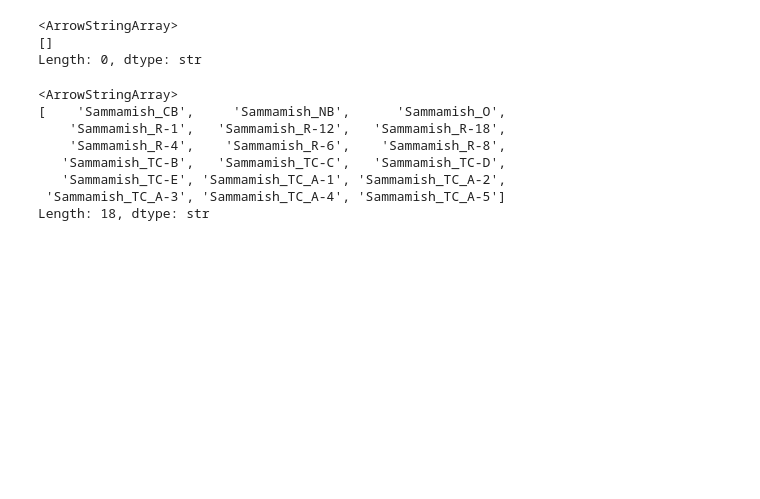
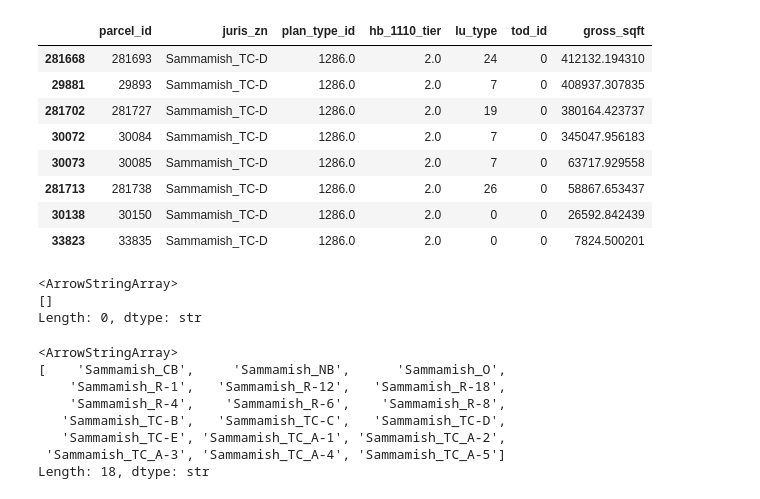
Before and after one commit to psrc/future_land_use, a Jupyter notebook: projects/summer_2026/scratch.ipynb, the cells around one changed output. Cells and saved outputs as stored; diff of their text form; code cells hidden in the pictures; blank space fills up the shorter version.

```diff
--- a/projects/summer_2026/scratch.ipynb
+++ b/projects/summer_2026/scratch.ipynb
@@ -12,6 +12,20 @@ p = Pipeline('configs')
 prcl = p.get_table('parcels_land_use_type')
 flu = p.get_table('flu_imputed_hb_1110_with_overlays').drop(columns=['juris_zn','hb_1110_tier'])
 prcl_xwalk = p.get_table('parcel_plan_type_xwalk_with_overlays_hb_1110')
+# %%
+prcl_df = prcl_xwalk.merge(prcl, on='parcel_id', how='left')
+# %%
+prcl_df.loc[prcl_df['juris_zn'] == 'Sammamish_TC-D'].sort_values(by='gross_sqft', ascending=False)
+# %% [output]
+|  | parcel_id | juris_zn | plan_type_id | hb_1110_tier | lu_type | tod_id | gross_sqft |
+| 281668 | 281693 | Sammamish_TC-D | 1286.0 | 2.0 | 24 | 0 | 412132.194310 |
+| 29881 | 29893 | Sammamish_TC-D | 1286.0 | 2.0 | 7 | 0 | 408937.307835 |
+| 281702 | 281727 | Sammamish_TC-D | 1286.0 | 2.0 | 19 | 0 | 380164.423737 |
+| 30072 | 30084 | Sammamish_TC-D | 1286.0 | 2.0 | 7 | 0 | 345047.956183 |
+| 30073 | 30085 | Sammamish_TC-D | 1286.0 | 2.0 | 7 | 0 | 63717.929558 |
+| 281713 | 281738 | Sammamish_TC-D | 1286.0 | 2.0 | 26 | 0 | 58867.653437 |
+| 30138 | 30150 | Sammamish_TC-D | 1286.0 | 2.0 | 0 | 0 | 26592.842439 |
+| 33823 | 33835 | Sammamish_TC-D | 1286.0 | 2.0 | 0 | 0 | 7824.500201 |
 # %%
 juris_zns = prcl_xwalk.groupby('juris_zn')['plan_type_id'].first().reset_index()
 # %%
```
Also changed, not shown: parts of 3 cells of this notebook, 5 other files.
